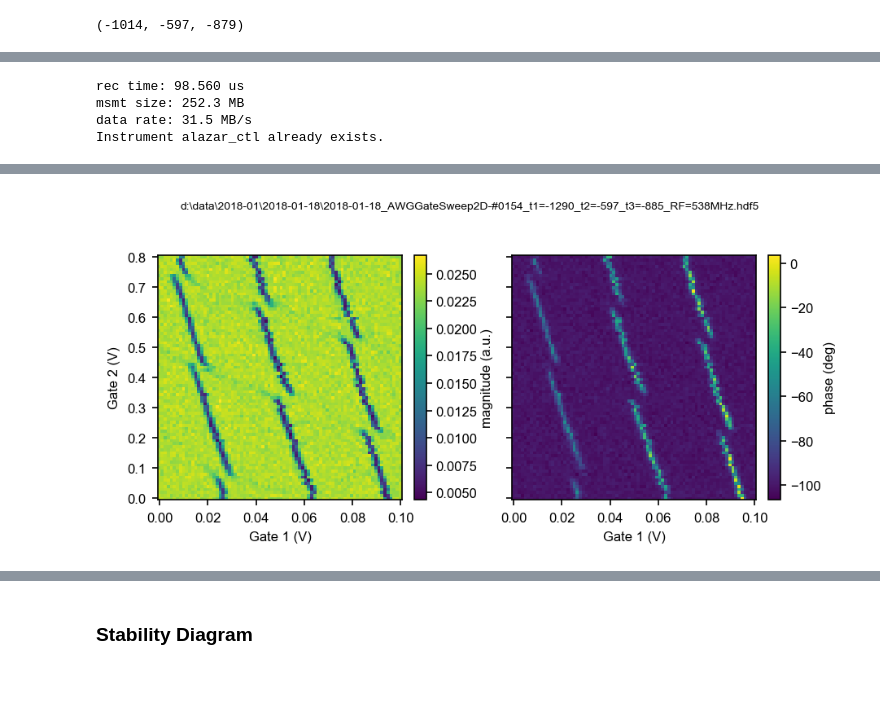
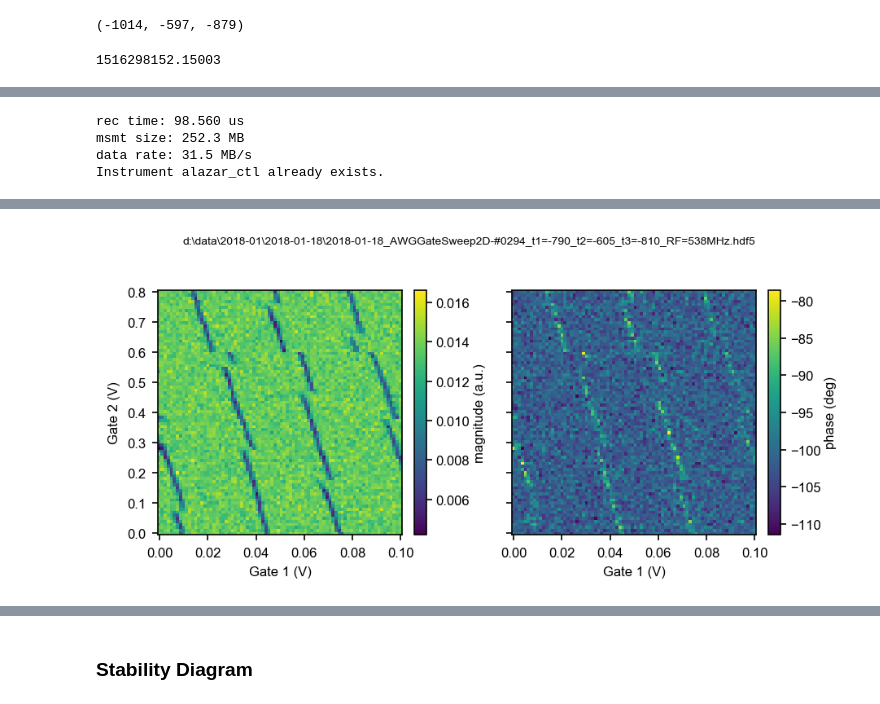
Before and after one commit to StationQDelft/BF1, a Jupyter notebook: Experiments/Cq 024522_1.ipynb, the cells around one changed output, grey strips where cells are left out. Cells and saved outputs as stored; diff of their text form; code cells hidden in the pictures.

```diff
--- a/Experiments/Cq 024522_1.ipynb
+++ b/Experiments/Cq 024522_1.ipynb
@@ -126,14 +126,21 @@ namespace.awg_settings['channel_2']['analog_amplitude'] = 0.2
 
 station.RF.power(-25)
 station.LO.power(22)
+# %%
+t0 = time.time()
+print(t0)
+# %% [output]
+1516298152.15003
 # %%
 frq = 538.2e6
 
-t1 = -1290
-t2 = -597
-t3 = -885
+t1 = -790
+t2 = -605
+t3 = -810
 
 trigger_frq = 10
+
+# while (time.time() - t0) < 7200:
 
 station.RF.frequency(frq)
 station.ivvi.dac4(t1)
@@ -174,4 +181,6 @@ print(f"data rate: {drate:.1f} MB/s")
 m.do_setup_awg = True
 m.run()
 m.plot()
+
+#     time.sleep(60)
 # %% [output]
@@ -185,4 +194,4 @@ Instrument alazar_ctl already exists.
-[figure, old version]
+[figure, new version]
 # %%
 frq = 1.398e9
 station.RF.frequency(frq)
```
Also changed, not shown: parts of 4 cells of this notebook, 2 other files.
